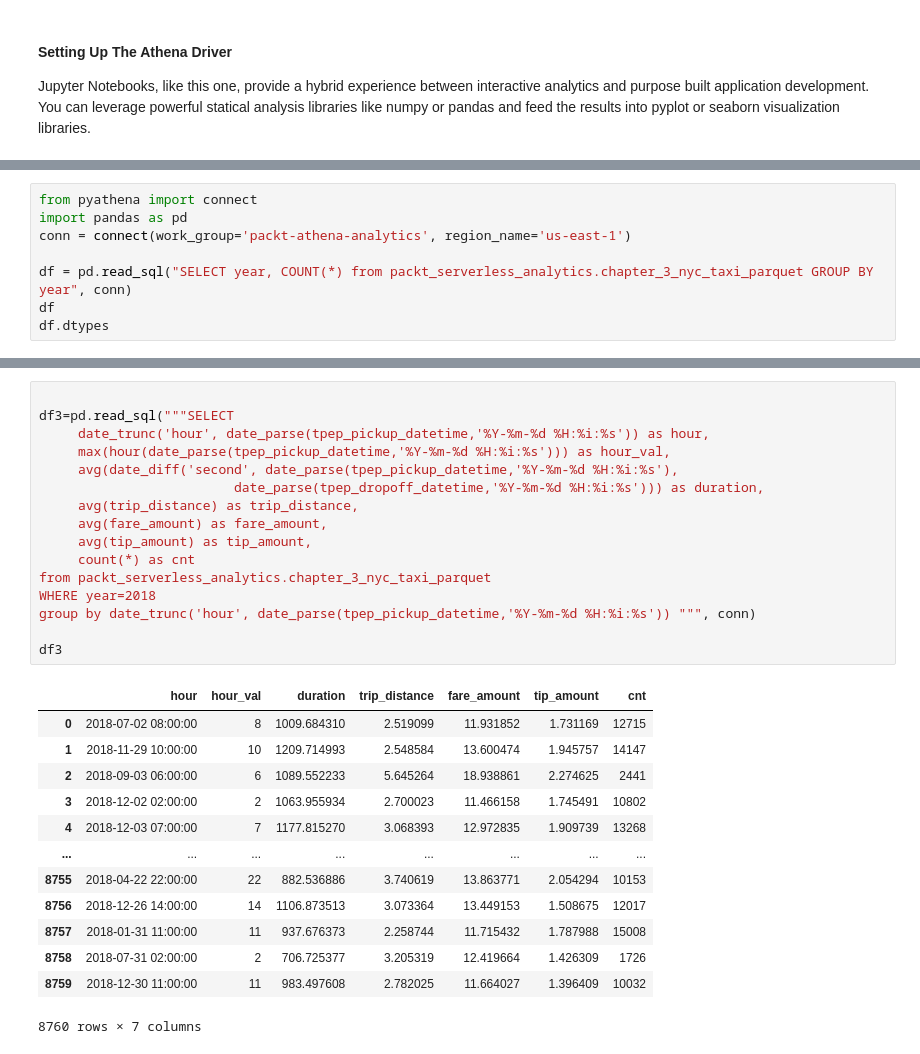
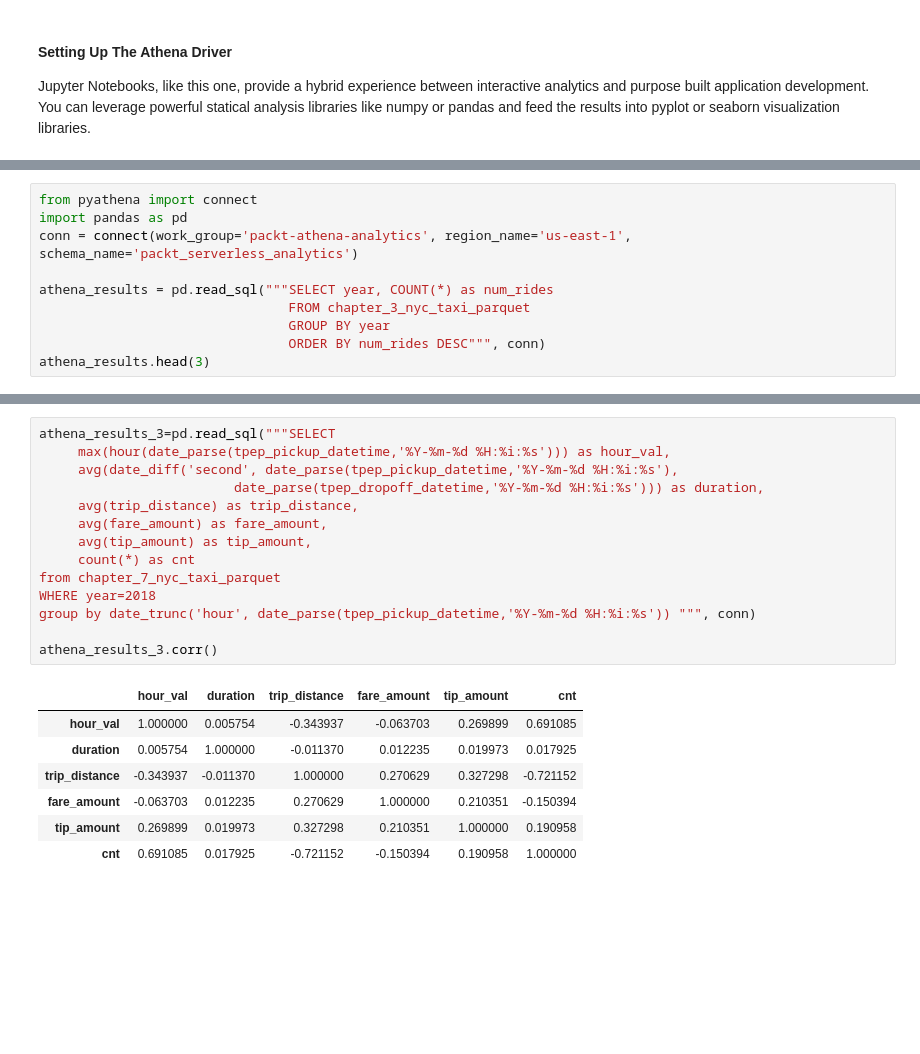
Before and after one commit to PacktPublishing/Serverless-Analytics-with-Amazon-Athena, a Jupyter notebook: chapter_7/packt_serverless_analytics_chatper_7.ipynb, the cells around one changed output, grey strips where cells are left out. Drawn from its saved outputs; the diff is of its cells as text; blank space fills up the shorter version.

```diff
--- a/chapter_7/packt_serverless_analytics_chatper_7.ipynb
+++ b/chapter_7/packt_serverless_analytics_chatper_7.ipynb
@@ -22,9 +18,11 @@ Successfully installed PyAthena-2.2.0 tenacity-7.0.0
 # %%
 from pyathena import connect
 import pandas as pd
-conn = connect(work_group='packt-athena-analytics', region_name='us-east-1')
+conn = connect(work_group='packt-athena-analytics', region_name='us-east-1', schema_name='packt_serverless_analytics')
 
-df = pd.read_sql("SELECT year, COUNT(*) from packt_serverless_analytics.chapter_3_nyc_taxi_parquet GROUP BY year", conn)
-df
-df.dtypes
+athena_results = pd.read_sql("""SELECT year, COUNT(*) as num_rides
+                                FROM chapter_3_nyc_taxi_parquet
+                                GROUP BY year
+                                ORDER BY num_rides DESC""", conn)
+athena_results.head(3)
 # %% [output]
@@ -129,30 +102,22 @@ plt.show()
 # %%
-
-df3=pd.read_sql("""SELECT
-     date_trunc('hour', date_parse(tpep_pickup_datetime,'%Y-%m-%d %H:%i:%s')) as hour,
+athena_results_3=pd.read_sql("""SELECT
      max(hour(date_parse(tpep_pickup_datetime,'%Y-%m-%d %H:%i:%s'))) as hour_val,
      avg(date_diff('second', date_parse(tpep_pickup_datetime,'%Y-%m-%d %H:%i:%s'),
                          date_parse(tpep_dropoff_datetime,'%Y-%m-%d %H:%i:%s'))) as duration,
      avg(trip_distance) as trip_distance,
      avg(fare_amount) as fare_amount,
      avg(tip_amount) as tip_amount,
      count(*) as cnt
-from packt_serverless_analytics.chapter_3_nyc_taxi_parquet
+from chapter_7_nyc_taxi_parquet
 WHERE year=2018
 group by date_trunc('hour', date_parse(tpep_pickup_datetime,'%Y-%m-%d %H:%i:%s')) """, conn)
 
-df3
+athena_results_3.corr()
 # %% [output]
-|  | hour | hour_val | duration | trip_distance | fare_amount | tip_amount | cnt |
-| 0 | 2018-07-02 08:00:00 | 8 | 1009.684310 | 2.519099 | 11.931852 | 1.731169 | 12715 |
-| 1 | 2018-11-29 10:00:00 | 10 | 1209.714993 | 2.548584 | 13.600474 | 1.945757 | 14147 |
-| 2 | 2018-09-03 06:00:00 | 6 | 1089.552233 | 5.645264 | 18.938861 | 2.274625 | 2441 |
-| 3 | 2018-12-02 02:00:00 | 2 | 1063.955934 | 2.700023 | 11.466158 | 1.745491 | 10802 |
-| 4 | 2018-12-03 07:00:00 | 7 | 1177.815270 | 3.068393 | 12.972835 | 1.909739 | 13268 |
-| ... | ... | ... | ... | ... | ... | ... | ... |
-| 8755 | 2018-04-22 22:00:00 | 22 | 882.536886 | 3.740619 | 13.863771 | 2.054294 | 10153 |
-| 8756 | 2018-12-26 14:00:00 | 14 | 1106.873513 | 3.073364 | 13.449153 | 1.508675 | 12017 |
-| 8757 | 2018-01-31 11:00:00 | 11 | 937.676373 | 2.258744 | 11.715432 | 1.787988 | 15008 |
-| 8758 | 2018-07-31 02:00:00 | 2 | 706.725377 | 3.205319 | 12.419664 | 1.426309 | 1726 |
-| 8759 | 2018-12-30 11:00:00 | 11 | 983.497608 | 2.782025 | 11.664027 | 1.396409 | 10032 |
+|  | hour_val | duration | trip_distance | fare_amount | tip_amount | cnt |
+| hour_val | 1.000000 | 0.005754 | -0.343937 | -0.063703 | 0.269899 | 0.691085 |
+| duration | 0.005754 | 1.000000 | -0.011370 | 0.012235 | 0.019973 | 0.017925 |
+| trip_distance | -0.343937 | -0.011370 | 1.000000 | 0.270629 | 0.327298 | -0.721152 |
+| fare_amount | -0.063703 | 0.012235 | 0.270629 | 1.000000 | 0.210351 | -0.150394 |
+| tip_amount | 0.269899 | 0.019973 | 0.327298 | 0.210351 | 1.000000 | 0.190958 |
+| cnt | 0.691085 | 0.017925 | -0.721152 | -0.150394 | 0.190958 | 1.000000 |
-8760 rows × 7 columns
```
Also changed, not shown: parts of 9 cells of this notebook, 6 other files.
